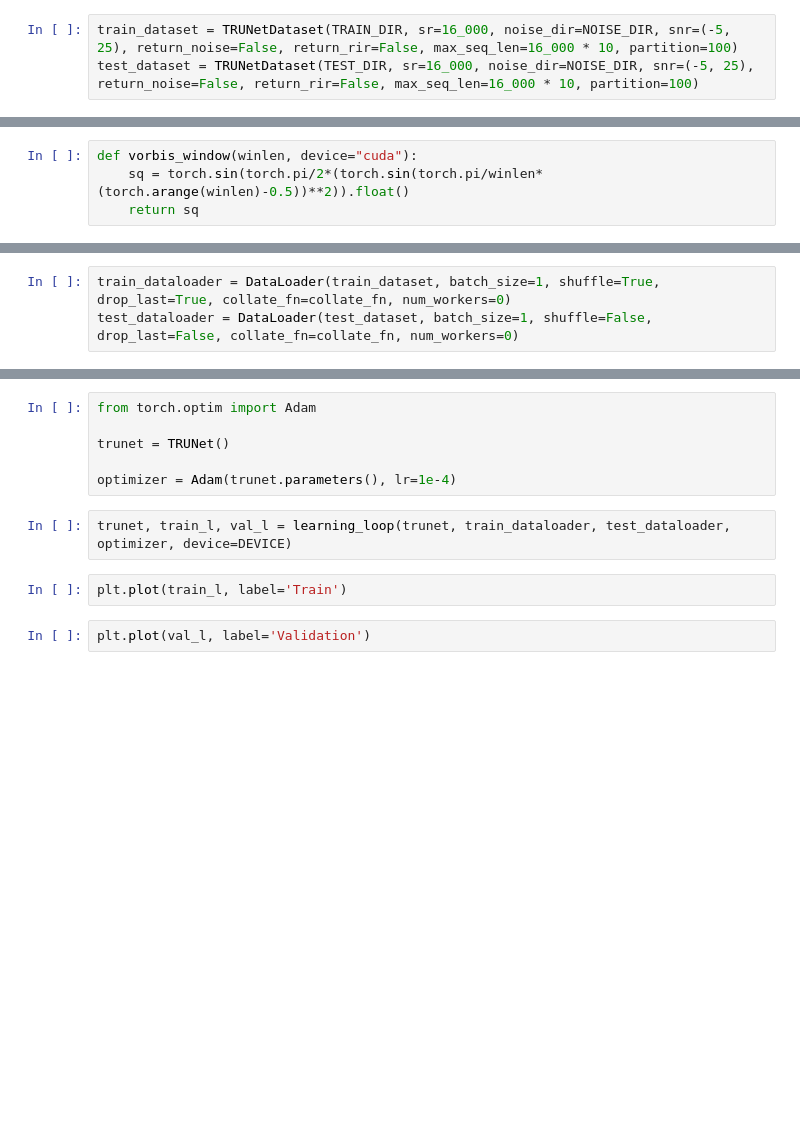
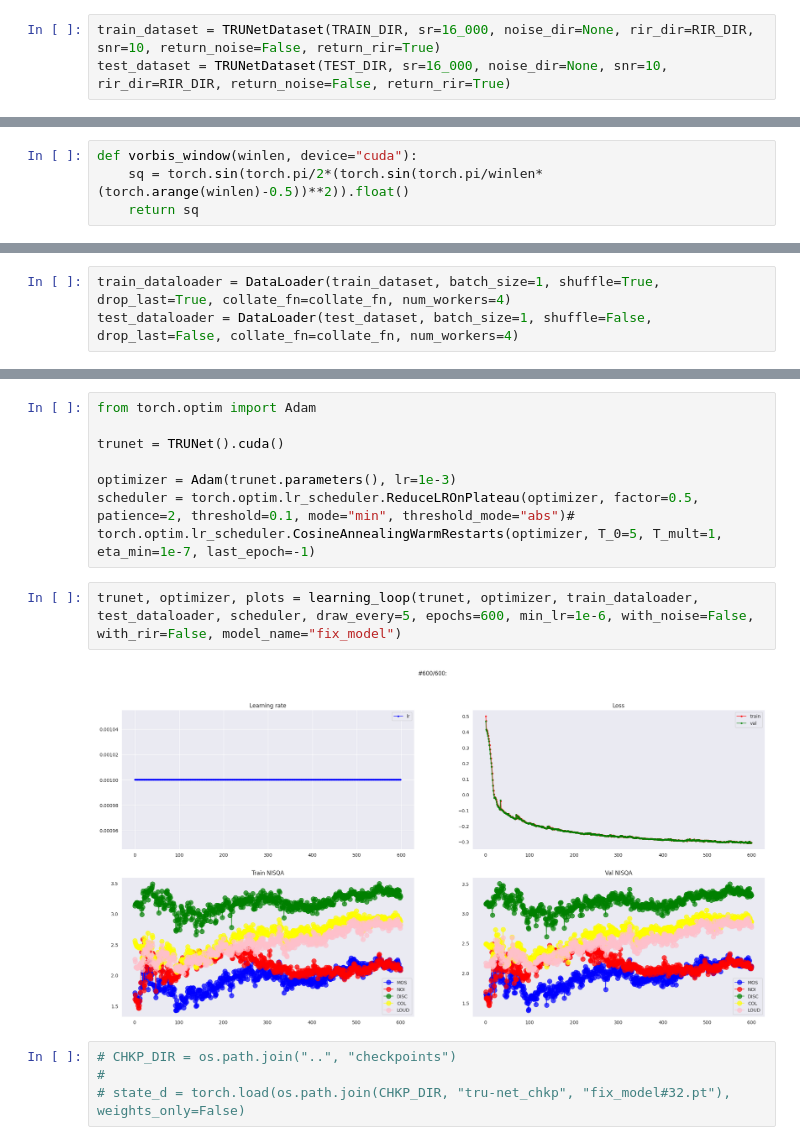
Before and after one commit to ZaharKondaurov/ems_dereverb, a Jupyter notebook: notebooks/train_trunet.ipynb, the cells around one changed output, grey strips where cells are left out. Drawn from its saved outputs; the diff is of its cells as text; blank space fills up the shorter version.

Commit message:
Attempt to overfit model

```diff
--- a/notebooks/train_trunet.ipynb
+++ b/notebooks/train_trunet.ipynb
@@ -32,3 +50,3 @@ It's cuda time!!!
 # %%
-train_dataset = TRUNetDataset(TRAIN_DIR, sr=16_000, noise_dir=NOISE_DIR, snr=(-5, 25), return_noise=False, return_rir=False, max_seq_len=16_000 * 10, partition=100)
-test_dataset = TRUNetDataset(TEST_DIR, sr=16_000, noise_dir=NOISE_DIR, snr=(-5, 25), return_noise=False, return_rir=False, max_seq_len=16_000 * 10, partition=100)
+train_dataset = TRUNetDataset(TRAIN_DIR, sr=16_000, noise_dir=None, rir_dir=RIR_DIR, snr=10, return_noise=False, return_rir=True)
+test_dataset = TRUNetDataset(TEST_DIR, sr=16_000, noise_dir=None, snr=10, rir_dir=RIR_DIR, return_noise=False, return_rir=True)
@@ -126,6 +123,6 @@ def collate_fn(batch):
 # %%
-train_dataloader = DataLoader(train_dataset, batch_size=1, shuffle=True, drop_last=True, collate_fn=collate_fn, num_workers=0)
-test_dataloader = DataLoader(test_dataset, batch_size=1, shuffle=False, drop_last=False, collate_fn=collate_fn, num_workers=0)
+train_dataloader = DataLoader(train_dataset, batch_size=1, shuffle=True, drop_last=True, collate_fn=collate_fn, num_workers=4)
+test_dataloader = DataLoader(test_dataset, batch_size=1, shuffle=False, drop_last=False, collate_fn=collate_fn, num_workers=4)
 # %%
 fgru_hidden_size = 64
 tgru_hidden_size = 128
@@ -255,12 +467,15 @@ def learning_loop(model, train_loader, val_loader, optimizer, epoch=10, device='
 # %%
 from torch.optim import Adam
 
-trunet = TRUNet()
+trunet = TRUNet().cuda()
 
-optimizer = Adam(trunet.parameters(), lr=1e-4)
+optimizer = Adam(trunet.parameters(), lr=1e-3)
+scheduler = torch.optim.lr_scheduler.ReduceLROnPlateau(optimizer, factor=0.5, patience=2, threshold=0.1, mode="min", threshold_mode="abs")# torch.optim.lr_scheduler.CosineAnnealingWarmRestarts(optimizer, T_0=5, T_mult=1, eta_min=1e-7, last_epoch=-1)
-# %%
-trunet, train_l, val_l = learning_loop(trunet, train_dataloader, test_dataloader, optimizer, device=DEVICE)
-# %%
-plt.plot(train_l, label='Train')
-# %%
-plt.plot(val_l, label='Validation')
+# %%
+trunet, optimizer, plots = learning_loop(trunet, optimizer, train_dataloader, test_dataloader, scheduler, draw_every=5, epochs=600, min_lr=1e-6, with_noise=False, with_rir=False, model_name="fix_model")
+# %% [output]
+[figure, added]
+# %%
+# CHKP_DIR = os.path.join("..", "checkpoints")
+#
+# state_d = torch.load(os.path.join(CHKP_DIR, "tru-net_chkp", "fix_model#32.pt"), weights_only=False)
```
Also changed, not shown: parts of 12 cells of this notebook, 4 other files.
